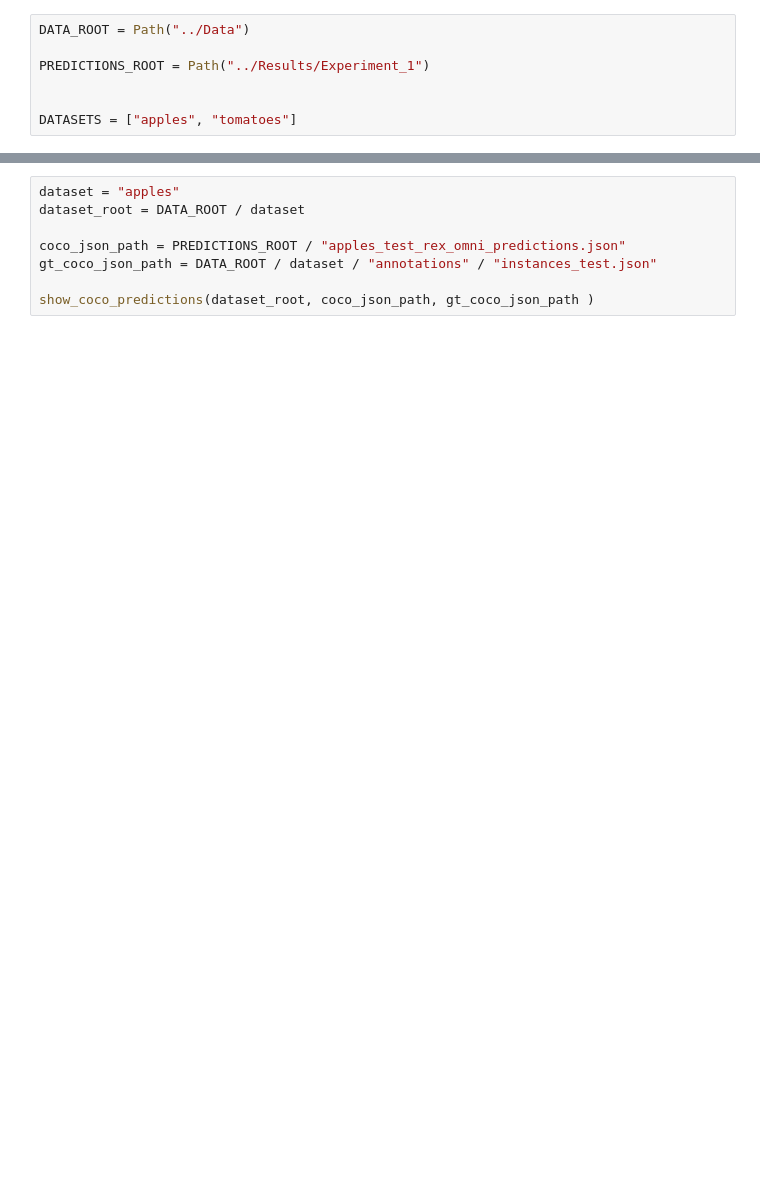
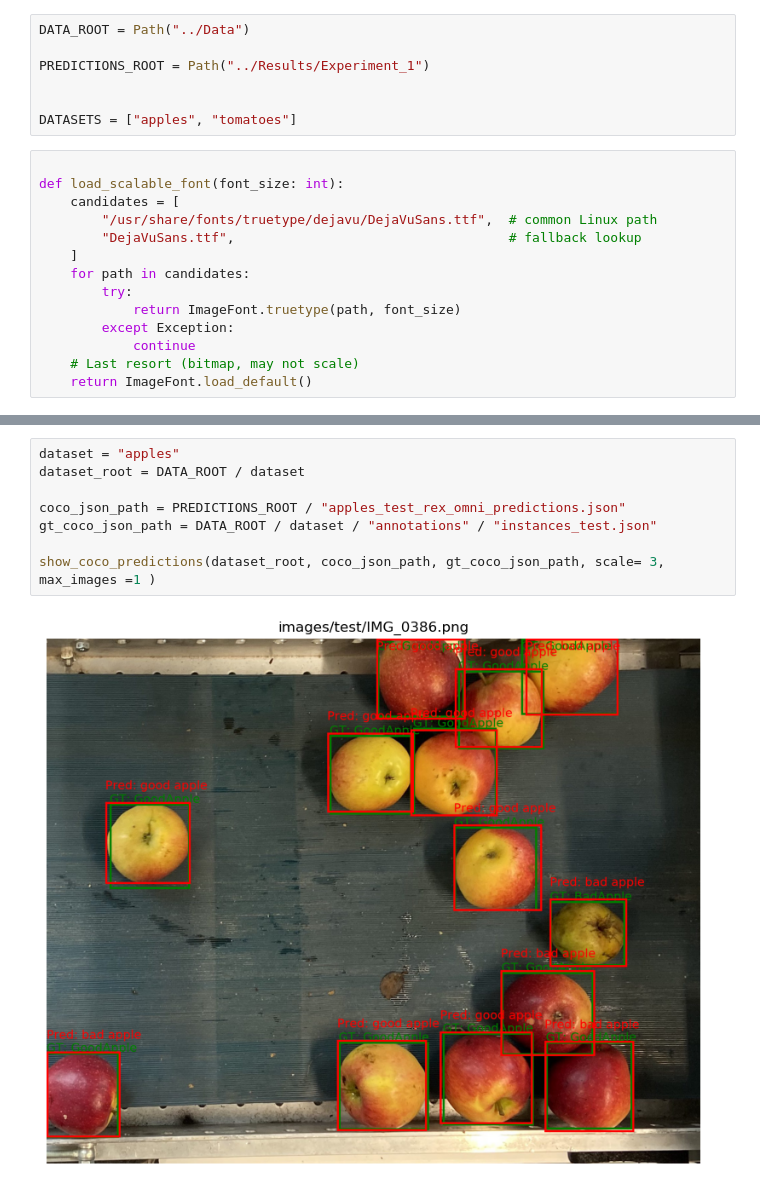
Before and after one commit to warreugent/Thesis_WDV, a Jupyter notebook: Notebooks/display_predictions.ipynb, the cells around one changed output, grey strips where cells are left out. Saved outputs shown, nothing was run; the diff lists cells and outputs as text; blank space fills up the shorter version.

```diff
--- a/Notebooks/display_predictions.ipynb
+++ b/Notebooks/display_predictions.ipynb
@@ -10,6 +10,20 @@ PREDICTIONS_ROOT = Path("../Results/Experiment_1")
 
 
 DATASETS = ["apples", "tomatoes"]
+# %%
+
+def load_scalable_font(font_size: int):
+    candidates = [
+        "/usr/share/fonts/truetype/dejavu/DejaVuSans.ttf",  # common Linux path
+        "DejaVuSans.ttf",                                   # fallback lookup
+    ]
+    for path in candidates:
+        try:
+            return ImageFont.truetype(path, font_size)
+        except Exception:
+            continue
+    # Last resort (bitmap, may not scale)
+    return ImageFont.load_default()
 # %%
 def show_coco_predictions(
     dataset_root: Path,
@@ -131,8 +179,10 @@ def show_coco_predictions(
 # %%
 dataset = "apples"
 dataset_root = DATA_ROOT / dataset
 
 coco_json_path = PREDICTIONS_ROOT / "apples_test_rex_omni_predictions.json"
 gt_coco_json_path = DATA_ROOT / dataset / "annotations" / "instances_test.json"
 
-show_coco_predictions(dataset_root, coco_json_path, gt_coco_json_path )
+show_coco_predictions(dataset_root, coco_json_path, gt_coco_json_path, scale= 3, max_images =1 )
+# %% [output]
+[figure, added]
```
Also changed, not shown: parts of 2 cells of this notebook, 18 other files.
